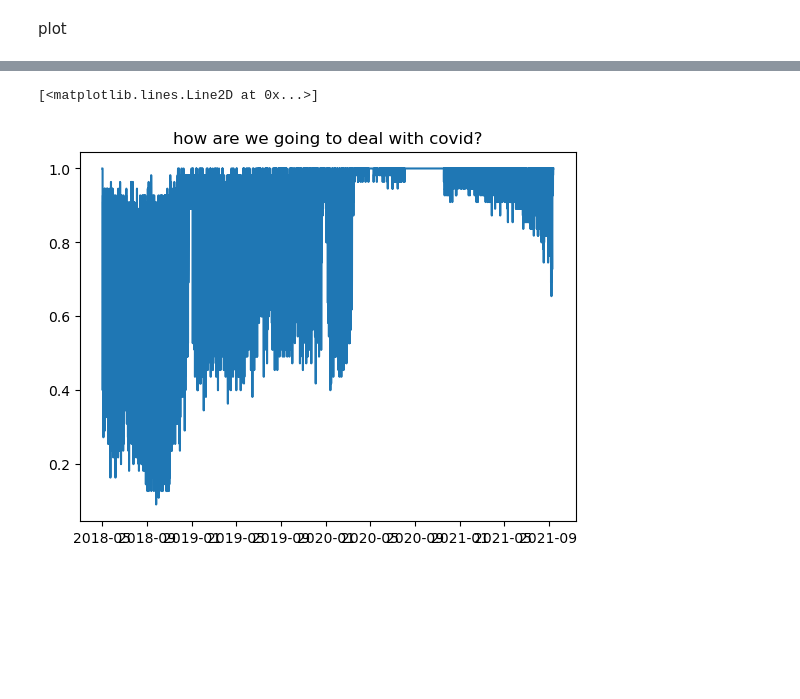
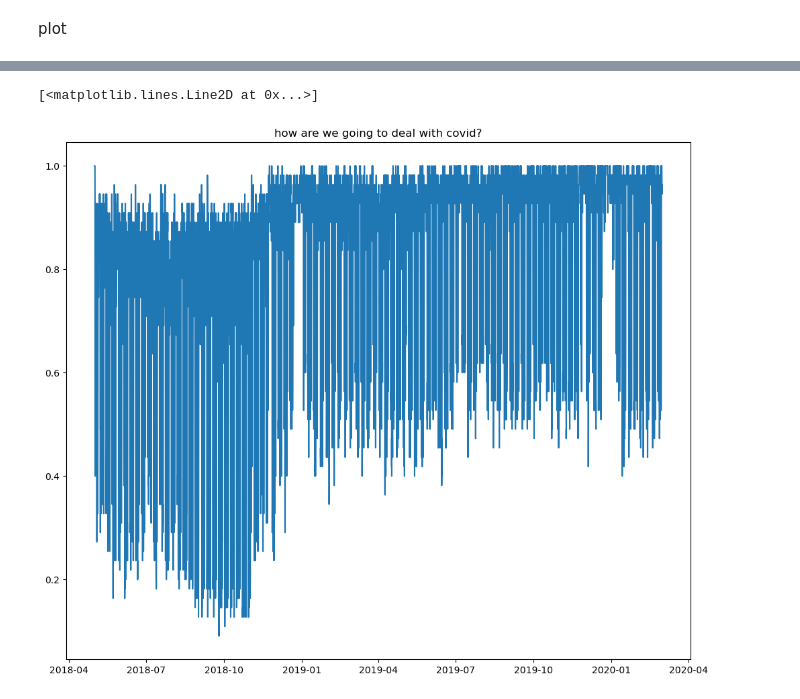
Before and after one commit to denny-lehman/ev_charging, a Jupyter notebook: models/XGB.ipynb, the cells around one changed output, grey strips where cells are left out. Saved outputs shown, nothing was run; the diff lists cells and outputs as text; code cells hidden in the pictures; blank space fills up the shorter version.

```diff
--- a/models/XGB.ipynb
+++ b/models/XGB.ipynb
@@ -101,6 +102,7 @@ Text(0, 0.5, '% available')
 # %%
+plt.figure(figsize=(12,10))
 plt.title('how are we going to deal with covid?')
-plt.plot(y.sort_index())
+plt.plot(y[y.index < '2020-03-01'].sort_index())
 # %% [output]
 [<matplotlib.lines.Line2D at 0x...>]
-[figure, old version]
+[figure, new version]
```
Also changed, not shown: parts of 6 cells of this notebook.
